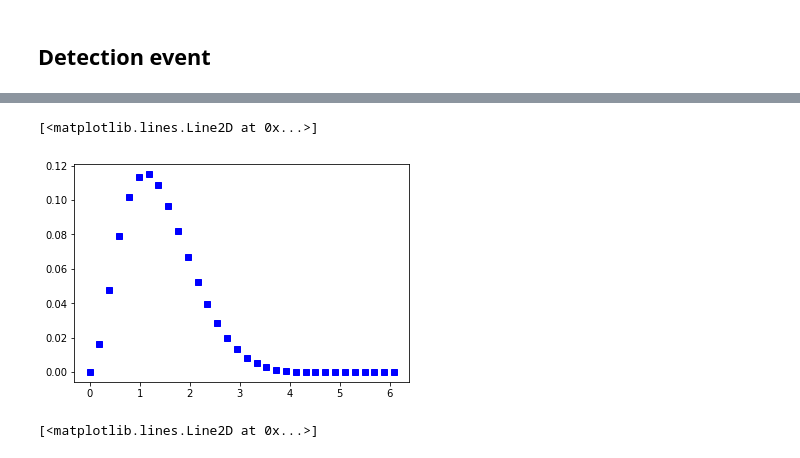
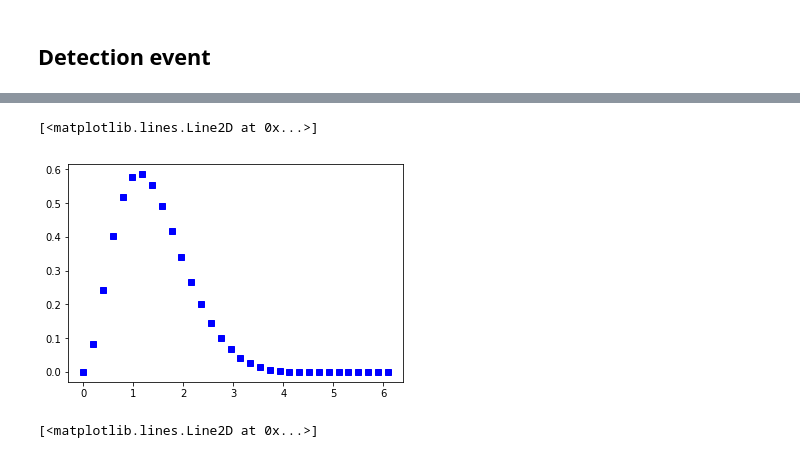
Before and after one commit to gderosa/timeq, a Jupyter notebook: comp/jupyter/detect.ipynb, the cells around one changed output, grey strips where cells are left out. Saved outputs shown, nothing was run; the diff lists cells and outputs as text; code cells hidden in the pictures.

Commit message:
poster-detect: toa

```diff
--- a/comp/jupyter/detect.ipynb
+++ b/comp/jupyter/detect.ipynb
@@ -467,10 +467,10 @@ for t_idx in range(32):
     prob_detect[t_idx] = \
         np.abs(prob_detect_v[2*t_idx])**2 + np.abs(prob_detect_v[2*t_idx+1])**2
 # %%
-plt.plot(times, prob_detect, 'bs')
+plt.plot(times, prob_detect * 16 / np.pi, 'bs')
 # %% [output]
 [<matplotlib.lines.Line2D at 0x...>]
-[figure, old version]
+[figure, new version]
 # %%
 detect_fft = \
     np.kron(F, np.eye(2)) @ prob_detect_v
```
Also changed, not shown: parts of 9 cells of this notebook, 3 other files.
